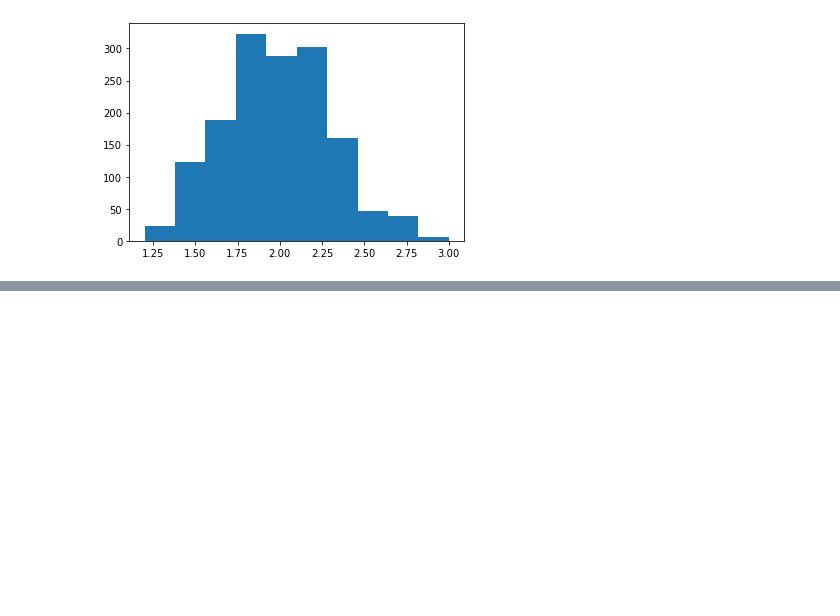
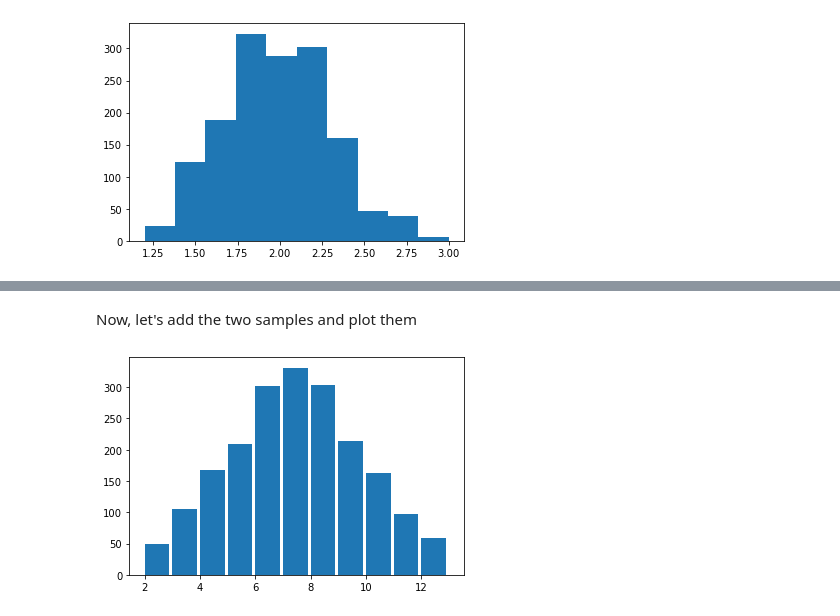
Before and after one commit to mandliya/ml, a Jupyter notebook: maths/Probability/Probability.ipynb, the cells around one changed output, grey strips where cells are left out. Cells and saved outputs as stored; diff of their text form; code cells hidden in the pictures; blank space fills up the shorter version.

```diff
--- a/maths/Probability/Probability.ipynb
+++ b/maths/Probability/Probability.ipynb
@@ -1488,0 +1515,8 @@ plt.show()
+# %% [markdown]
+Now, let's add the two samples and plot them
+# %%
+sum_of_1_and_2 = np.add(sample1, sample2)
+plt.hist(sum_of_1_and_2, bins=range(2, 14), width=0.9)
+plt.show()
+# %% [output]
+[figure, added]
```
Also changed, not shown: parts of 9 cells of this notebook, 3 other files.
